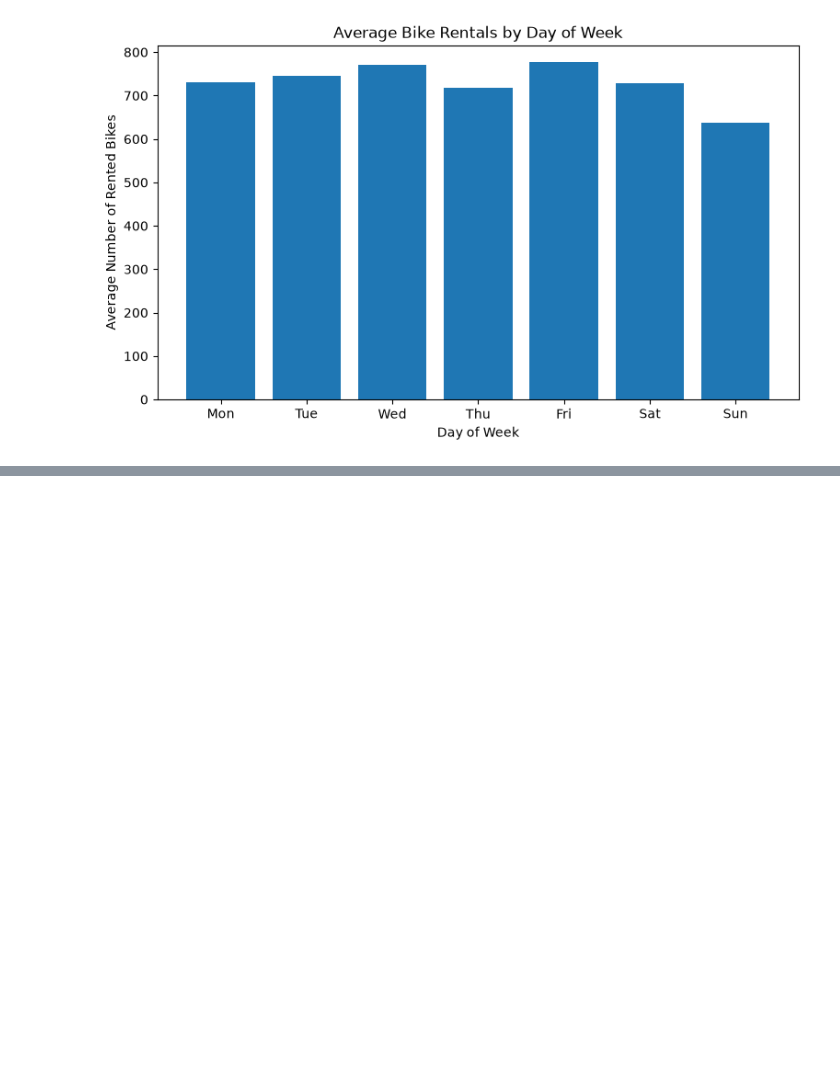
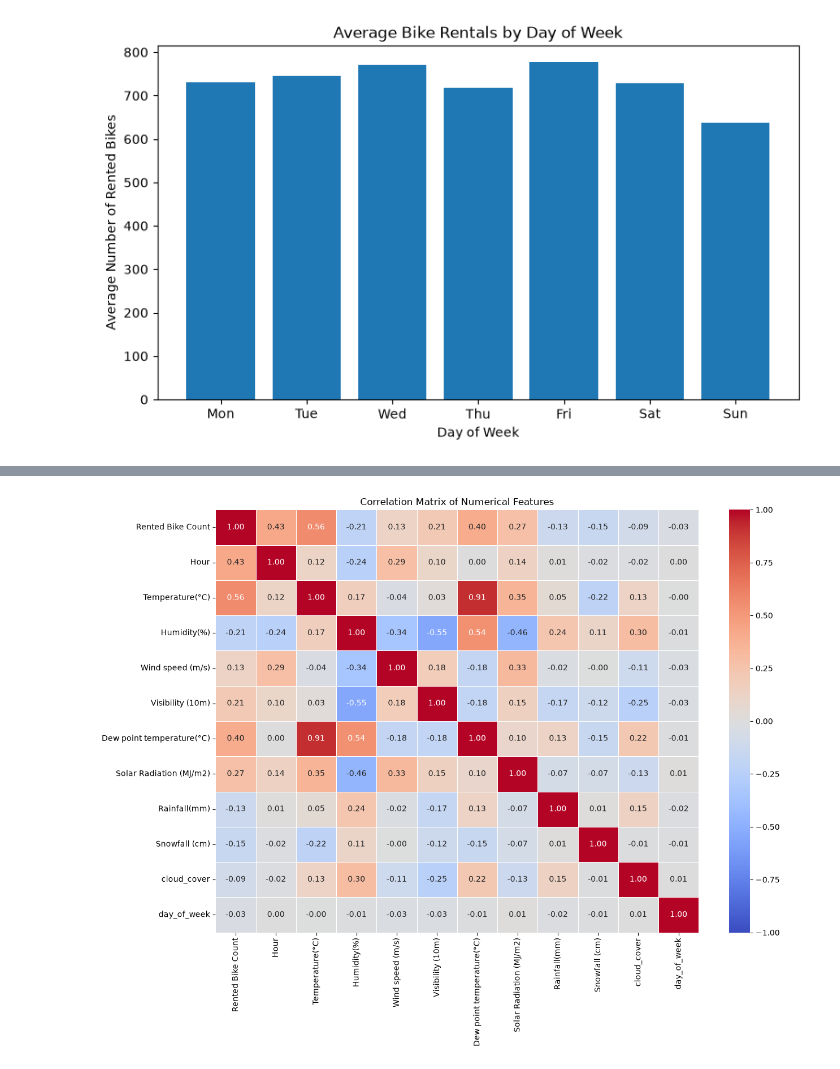
Before and after one commit to ChandaNovent/BikeFlow, a Jupyter notebook: 01_bikeflow_analysis.ipynb, the cells around one changed output, grey strips where cells are left out. Cells and saved outputs as stored; diff of their text form; code cells hidden in the pictures; blank space fills up the shorter version.

Commit message:
Complete exploratory data analysis

```diff
--- a/01_bikeflow_analysis.ipynb
+++ b/01_bikeflow_analysis.ipynb
@@ -499,0 +569,39 @@ plt.show()
+# %%
+
+# Select numerical columns for correlation analysis
+numeric_df = df_model.select_dtypes(include="number")
+
+# Exclude the original humidity column used only for quality control
+numeric_df = numeric_df.drop(columns=["Humidity_original"])
+
+# Calculate the Pearson correlation matrix
+correlation_matrix = numeric_df.corr()
+
+# Import seaborn for statistical visualizations
+import seaborn as sns
+
+# Create a figure
+plt.figure(figsize=(13, 10))
+
+# Create a correlation heatmap
+sns.heatmap(
+    correlation_matrix,  # Our calculated Pearson correlations
+    annot=True,          # Display correlation values in each cell
+    fmt=".2f",           # Show two decimal places
+    cmap="coolwarm",     # Blue = negative, red = positive
+    vmin=-1,             # Minimum possible correlation
+    vmax=1,              # Maximum possible correlation
+    center=0,            # Neutral color represents zero correlation
+    linewidths=0.5       # Add thin lines between cells
+)
+
+# Add a title
+plt.title("Correlation Matrix of Numerical Features")
+
+# Make labels fit
+plt.tight_layout()
+
+# Display the chart
+plt.show()
+# %% [output]
+[figure, added]
```
Also changed, not shown: parts of 15 cells of this notebook.
